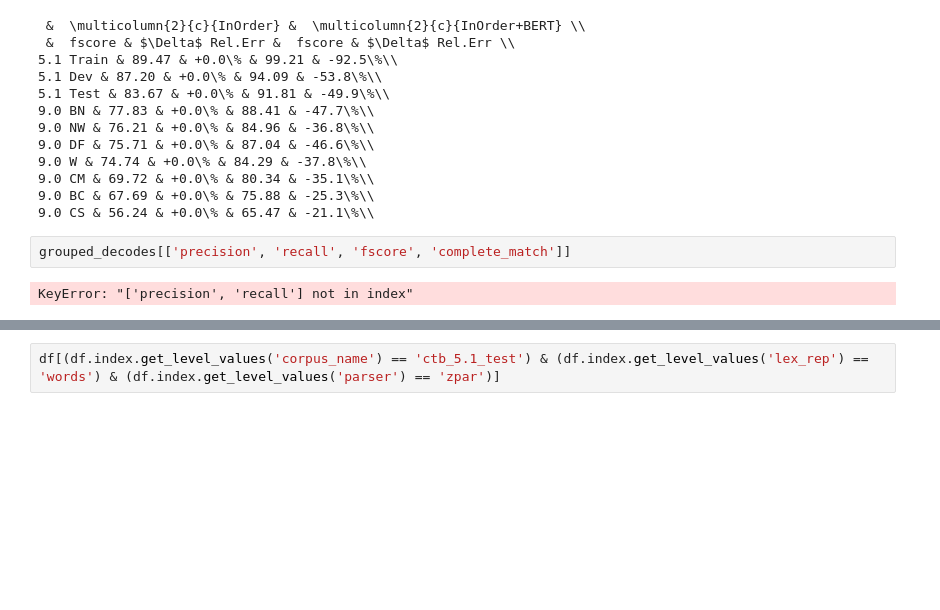
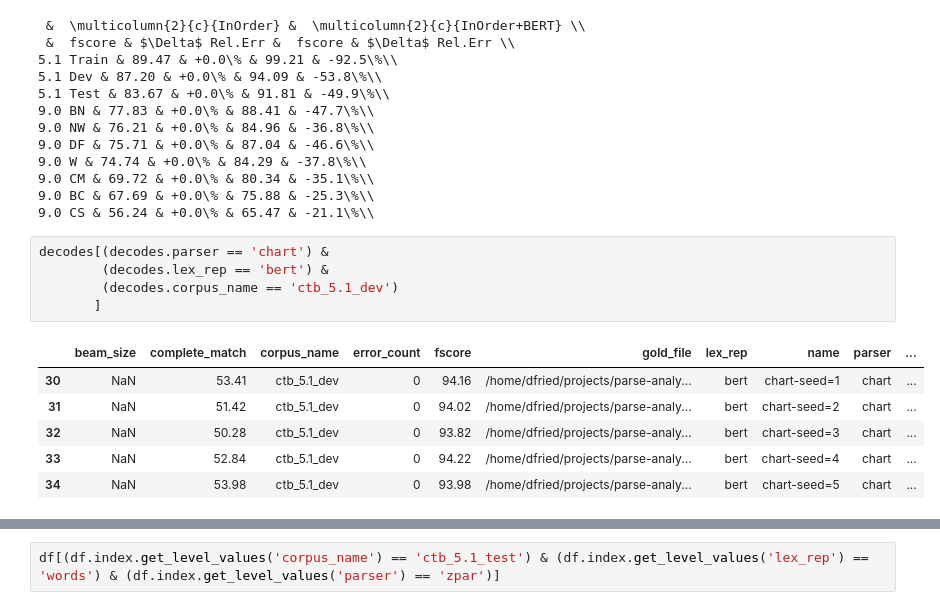
Before and after one commit to dpfried/parse-analysis, a Jupyter notebook: src/decode_analysis_chinese.ipynb, the cells around one changed output, grey strips where cells are left out. Drawn from its saved outputs; the diff is of its cells as text; blank space fills up the shorter version.

```diff
--- a/src/decode_analysis_chinese.ipynb
+++ b/src/decode_analysis_chinese.ipynb
@@ -301,7 +340,15 @@ decode_analysis.print_rer(parser_relative_error_delta(grouped_decodes, relative_
 9.0 CM & 69.72 & +0.0\% & 80.34 & -35.1\%\\
 9.0 BC & 67.69 & +0.0\% & 75.88 & -25.3\%\\
 9.0 CS & 56.24 & +0.0\% & 65.47 & -21.1\%\\
-# %%
-grouped_decodes[['precision', 'recall', 'fscore', 'complete_match']]
-# %% [output]
-KeyError: "['precision', 'recall'] not in index"
+# %%
+decodes[(decodes.parser == 'chart') &
+        (decodes.lex_rep == 'bert') &
+        (decodes.corpus_name == 'ctb_5.1_dev')
+       ]
+# %% [output]
+|  | beam_size | complete_match | corpus_name | error_count | fscore | gold_file | lex_rep | name | parser | ... |
+| 30 | NaN | 53.41 | ctb_5.1_dev | 0 | 94.16 | /home/dfried/projects/parse-analy... | bert | chart-seed=1 | chart | ... |
+| 31 | NaN | 51.42 | ctb_5.1_dev | 0 | 94.02 | /home/dfried/projects/parse-analy... | bert | chart-seed=2 | chart | ... |
+| 32 | NaN | 50.28 | ctb_5.1_dev | 0 | 93.82 | /home/dfried/projects/parse-analy... | bert | chart-seed=3 | chart | ... |
+| 33 | NaN | 52.84 | ctb_5.1_dev | 0 | 94.22 | /home/dfried/projects/parse-analy... | bert | chart-seed=4 | chart | ... |
+| 34 | NaN | 53.98 | ctb_5.1_dev | 0 | 93.98 | /home/dfried/projects/parse-analy... | bert | chart-seed=5 | chart | ... |
```
Also changed, not shown: parts of 17 cells of this notebook, 10 other files.
